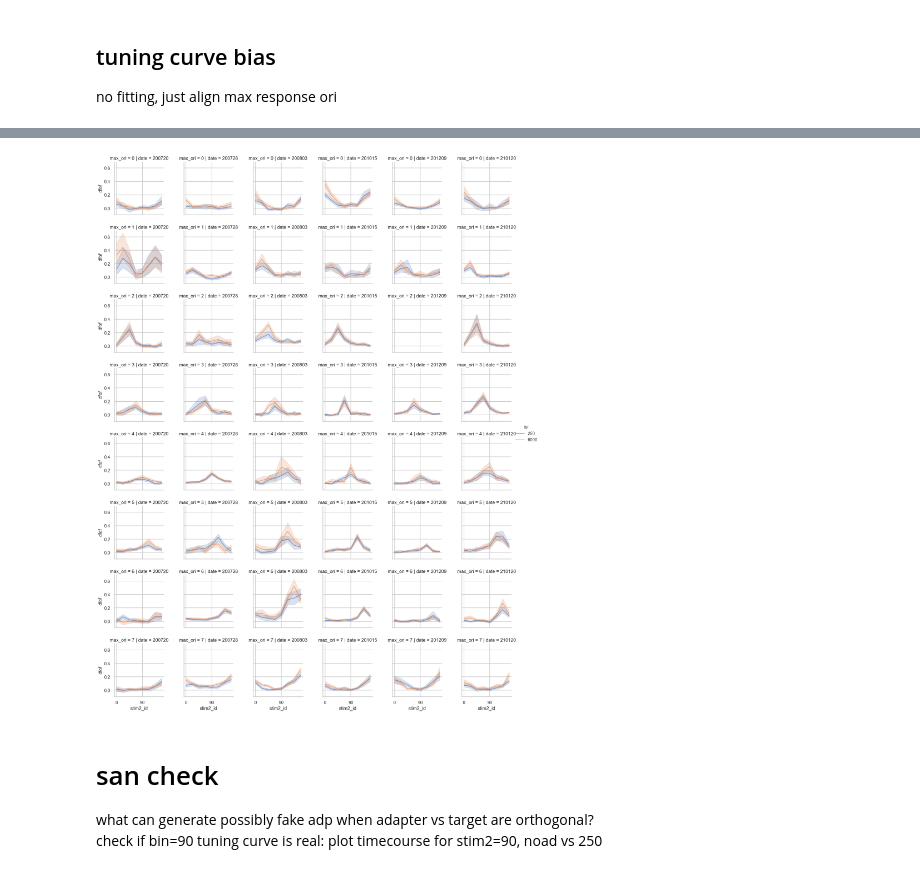
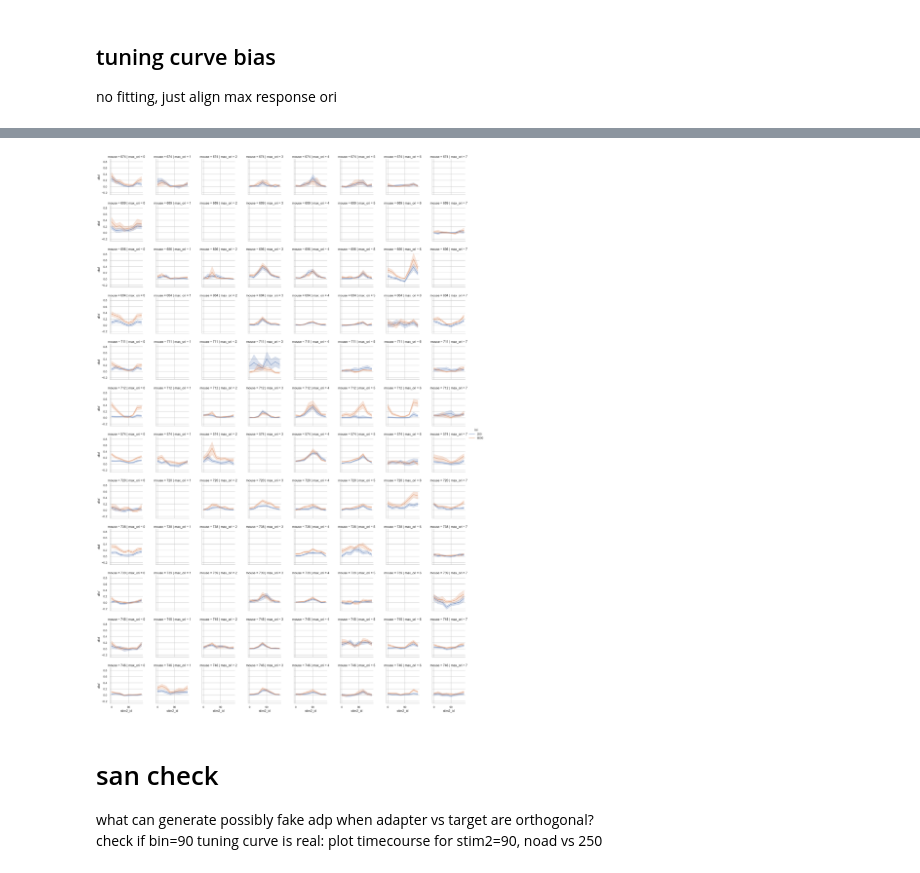
Before and after one commit to lanluo9/inter, a Jupyter notebook: scripts/ipynb/tuning_bias_san_check.ipynb, the cells around one changed output, grey strips where cells are left out. Saved outputs shown, nothing was run; the diff lists cells and outputs as text; code cells hidden in the pictures.

```diff
--- a/scripts/ipynb/tuning_bias_san_check.ipynb
+++ b/scripts/ipynb/tuning_bias_san_check.ipynb
@@ -1432,15 +1441,13 @@ array(['200720', '200728', '200803', '201015', '201209', '210120'],
 # %%
-df_filter = df_lineplot[(df_lineplot.filter_cell_vis == True)
+df_filter = df_lineplot[(df_lineplot.area == 'V1') # check V1 only
+                       & (df_lineplot.isi != 750)
                        & (df_lineplot.ori_mod == True)
-                       & (df_lineplot.isi != 750)
-                       & (df_lineplot.area == 'V1') # check V1 only
-                     ##  & (df_lineplot.date == '201015') # temporary filter to date, to match matlab san check for TC
-                      #  & (df_lineplot.date == '210120') # temporary filter to date, to match matlab san check for TC
+                       & (df_lineplot.filter_cell_vis == True)
                        ]
 
 sns.set(font_scale=0.8, context='talk', style='whitegrid')
 # g = sns.FacetGrid(df_filter, col="area", row="max_ori_dist", hue="isi")
-g = sns.FacetGrid(df_filter, col="date", row="max_ori_dist", hue="isi") # which date has the most outrageous adp at orthogonal ori relative to adapter ori
+g = sns.FacetGrid(df_filter, col="max_ori_dist", row="mouse", hue="isi") # which date has the most outrageous adp at orthogonal ori relative to adapter ori
 g.map_dataframe(sns.lineplot, x="stim2_id", y="dfof", alpha=0.6)
 g.figure.subplots_adjust(wspace=0.4, hspace=0.3)
 g.add_legend();
@@ -1453,0 +1479,27 @@ for ax in g.axes.flat:
+# %%
+## for each cell_id, divide tuning_vec of isi 250 by tuning_vec of isi 6000
+tmp = df_lineplot.groupby(['cell_id', 'isi']).tuning_vec.first().to_frame()
+tmp
+
+## split tuning_vec into 8 columns
+tmp = tmp.tuning_vec.apply(pd.Series)
+tmp
+
+# plt.hist(tmp.values.flatten(), bins=100);
+# min(tmp.values.flatten()), max(tmp.values.flatten())
+
+tmp_noad = (tmp.groupby(level=['cell_id']).transform('last'))
+tmp_noad
+
+result = tmp - tmp_noad
+result
+
+## merge 8 columns back to tuning_vec
+result['tuning_diff']= result.values.tolist()
+result
+
+## merge tuning_diff back to df_lineplot
+df_lineplot = df_lineplot.loc[:, df_lineplot.columns != 'tuning_diff'].merge( # prevent duplicate column
+        result.loc[:, 'tuning_diff'].reset_index(), # NOTE tuning_diff is (tuning_ad250 - tuning_noad)
+        on=['cell_id', 'isi'], how='left')
+df_lineplot
@@ -1453,0 +1520,6 @@ for ax in g.axes.flat:
+# %%
+df_filter = df_lineplot[(df_lineplot.area == 'V1') # check V1 only
+                       & (df_lineplot.ori_mod == True)
+                       & (df_lineplot.filter_cell_vis == True)
+                       ]
+df_filter
@@ -1454,16 +1581,16 @@ for ax in g.axes.flat:
 # %%
 sns.set(font_scale=0.8, context='talk', style='whitegrid')
 # g = sns.FacetGrid(df_filter, col="area", row="max_ori", hue="isi")
-g = sns.FacetGrid(df_filter, col="date", row="max_ori", hue="isi")
+g = sns.FacetGrid(df_filter, col="max_ori", row="mouse", hue="isi")
 g.map_dataframe(sns.lineplot, x="stim2_id", y="dfof", alpha=0.6)
 g.figure.subplots_adjust(wspace=0.4, hspace=0.3)
 g.add_legend();
 
 for ax in g.axes.flat:
     ax.set_xticks([0, 4])
     ax.set_xticklabels(['0', '90'])
 # %% [output]
-[figure, old version]
+[figure, new version]
 # %% [markdown]
 # san check
 what can generate possibly fake adp when adapter vs target are orthogonal?
```
Also changed, not shown: parts of 34 cells of this notebook, 2 other files.
